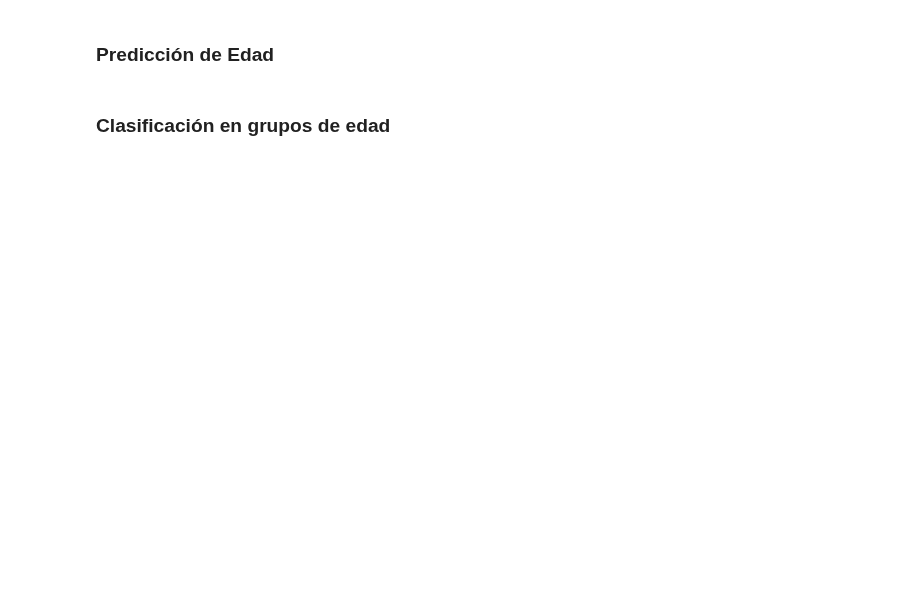
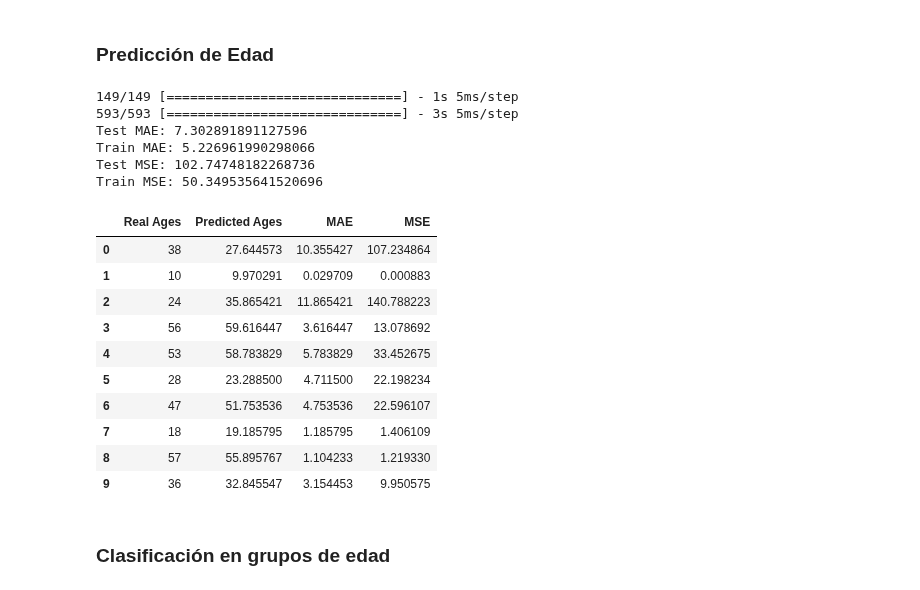
Before and after one commit to danib08/Reconocimiento-de-Patrones, a Jupyter notebook: Proyecto2.ipynb, the cells around one changed output. Drawn from its saved outputs; the diff is of its cells as text; code cells hidden in the pictures; blank space fills up the shorter version.

```diff
--- a/Proyecto2.ipynb
+++ b/Proyecto2.ipynb
@@ -435,12 +444,17 @@ cnn1_raw = Sequential([
     MaxPooling2D((2, 2)),
     Conv2D(64, (3, 3), activation="relu"),
     MaxPooling2D((2, 2)),
+    Conv2D(128, (3, 3), activation="relu"),
+    MaxPooling2D((2, 2)),
+    Conv2D(265, (3, 3), activation="relu"),
+    MaxPooling2D((2, 2)),
     Flatten(),
-    Dense(128, activation="relu"),
+    Dense(265, activation="relu"),
+    Dropout(0.3),
     Dense(1, activation="linear")
 ])
 
 optimizer = Adam(learning_rate=0.0001)
 cnn1_raw.compile(optimizer=optimizer, loss='mean_squared_error', metrics=['mae'])
-history = cnn1_raw.fit(X_train_raw, y_train_raw, validation_split=0.2, epochs=2, batch_size=8)
+history = cnn1_raw.fit(X_train_raw, y_train_raw, validation_split=0.2, epochs=10, batch_size=8)
 # %% [output]
@@ -482,16 +498,41 @@ plt.legend()
 y_pred = cnn1_raw.predict(X_test_raw)
 y_pred_train = cnn1_raw.predict(X_train_raw)
 
-test_mae = mean_absolute_error(y_test_raw, y_pred)
-train_mae = mean_absolute_error(y_train_raw, y_pred_train)
+cnn1_raw_test_mae = mean_absolute_error(y_test_raw, y_pred)
+cnn1_raw_train_mae = mean_absolute_error(y_train_raw, y_pred_train)
+cnn1_raw_test_mse = mean_squared_error(y_test_raw, y_pred)
+cnn1_raw_train_mse = mean_squared_error(y_train_raw, y_pred_train)
 
-print(f"Test MAE: {test_mae}")
-print(f"Train MAE: {train_mae}")
+print(f"Test MAE: {cnn1_raw_test_mae}")
+print(f"Train MAE: {cnn1_raw_train_mae}")
+print(f"Test MSE: {cnn1_raw_test_mse}")
+print(f"Train MSE: {cnn1_raw_train_mse}")
+# %% [output]
+149/149 [==============================] - 1s 5ms/step
+593/593 [==============================] - 3s 5ms/step
+Test MAE: 7.302891891127596
+Train MAE: 5.226961990298066
+Test MSE: 102.74748182268736
+Train MSE: 50.349535641520696
 # %%
 df_test = pd.DataFrame()
 df_test['Real Ages'] = y_test_raw
 df_test['Predicted Ages'] = y_pred
+df_test['MAE'] = abs(df_test['Real Ages'] - df_test['Predicted Ages'])
+df_test['MSE'] = (df_test['Real Ages'] - df_test['Predicted Ages'])**2
 df_test.head(10)
+# %% [output]
+|  | Real Ages | Predicted Ages | MAE | MSE |
+| 0 | 38 | 27.644573 | 10.355427 | 107.234864 |
+| 1 | 10 | 9.970291 | 0.029709 | 0.000883 |
+| 2 | 24 | 35.865421 | 11.865421 | 140.788223 |
+| 3 | 56 | 59.616447 | 3.616447 | 13.078692 |
+| 4 | 53 | 58.783829 | 5.783829 | 33.452675 |
+| 5 | 28 | 23.288500 | 4.711500 | 22.198234 |
+| 6 | 47 | 51.753536 | 4.753536 | 22.596107 |
+| 7 | 18 | 19.185795 | 1.185795 | 1.406109 |
+| 8 | 57 | 55.895767 | 1.104233 | 1.219330 |
+| 9 | 36 | 32.845547 | 3.154453 | 9.950575 |
 # %% [markdown]
 ### Clasificación en grupos de edad
 # %%
```
Also changed, not shown: parts of 14 cells of this notebook.
